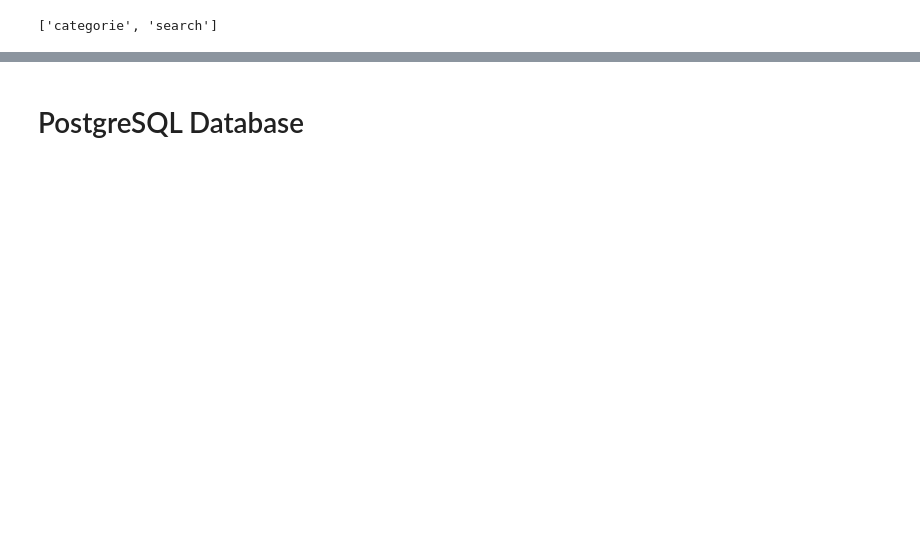
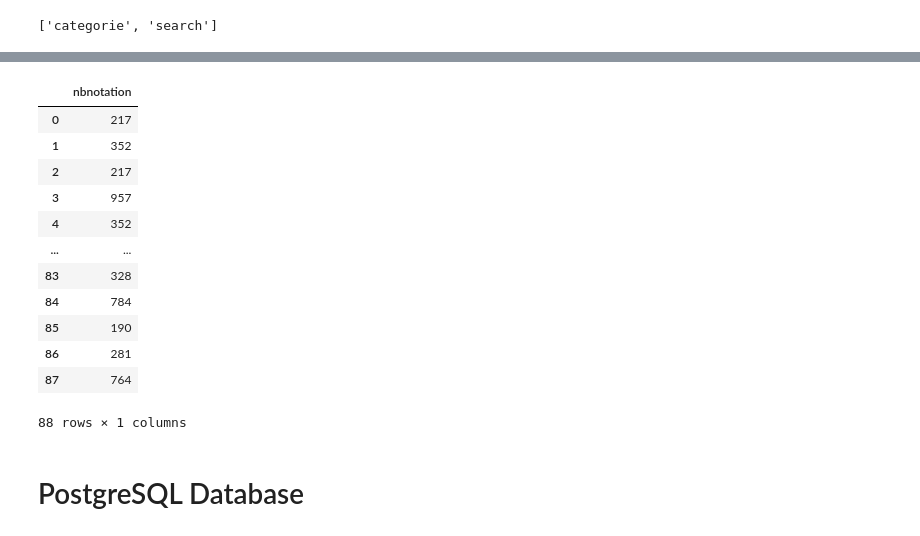
Before and after one commit to Quera-fr/Base-de-Donnee, a Jupyter notebook: Base de données.ipynb, the cells around one changed output, grey strips where cells are left out. Saved outputs shown, nothing was run; the diff lists cells and outputs as text; code cells hidden in the pictures; blank space fills up the shorter version.

```diff
--- a/Base de données.ipynb
+++ b/Base de données.ipynb
@@ -220,3 +234,20 @@ database.show_tables_infos()
+# %%
+# Envoi d'une requette SQL : Select of "nbnotation" column from "search" table > 4
+database.query_to_dataframe("SELECT nbnotation FROM search WHERE nbnotation > 100")
+# %% [output]
+|  | nbnotation |
+| 0 | 217 |
+| 1 | 352 |
+| 2 | 217 |
+| 3 | 957 |
+| 4 | 352 |
+| ... | ... |
+| 83 | 328 |
+| 84 | 784 |
+| 85 | 190 |
+| 86 | 281 |
+| 87 | 764 |
+88 rows × 1 columns
 # %% [markdown]
 # PostgreSQL Database
 # %%
```
Also changed, not shown: parts of 42 cells of this notebook, 3 other files.
